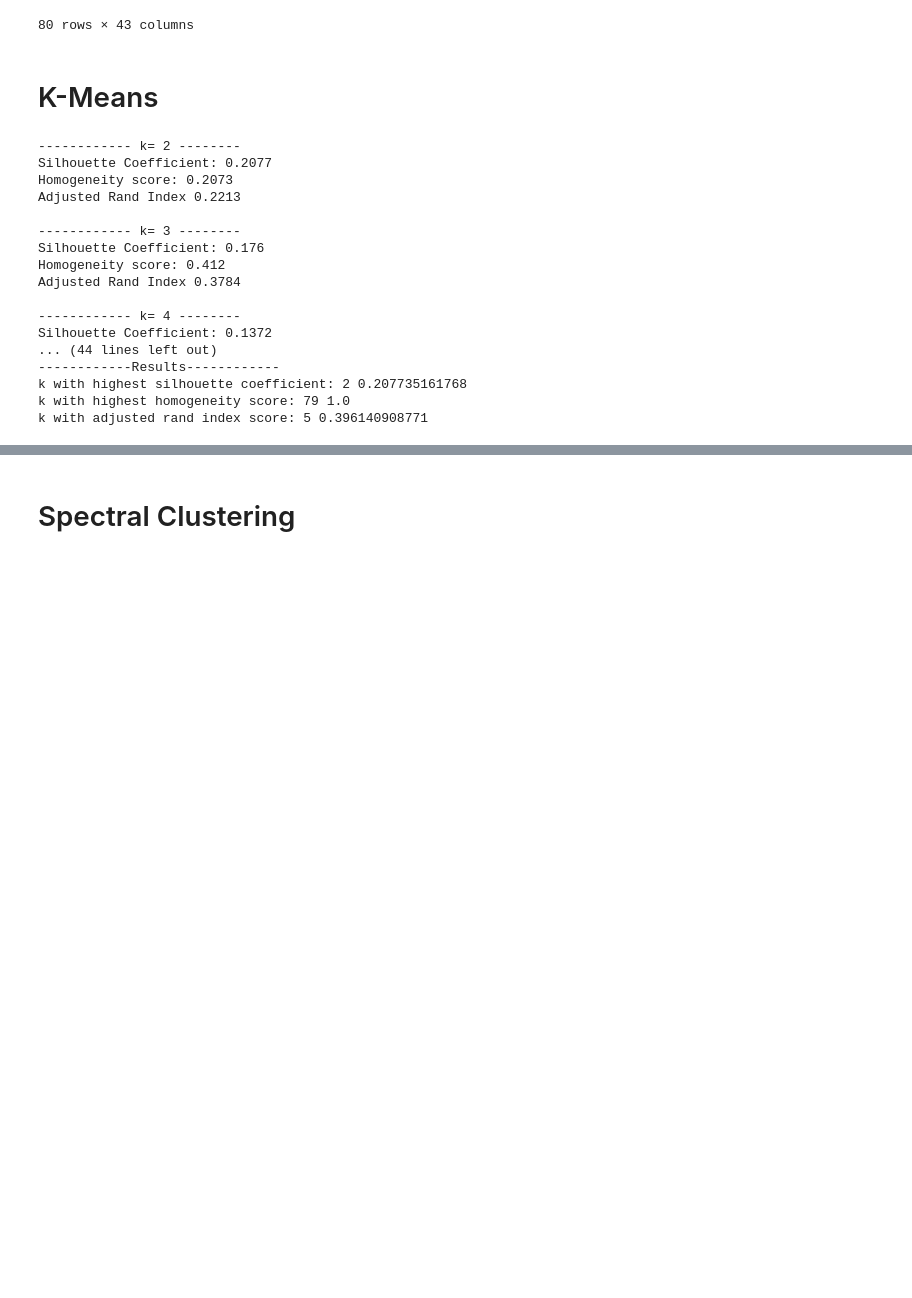
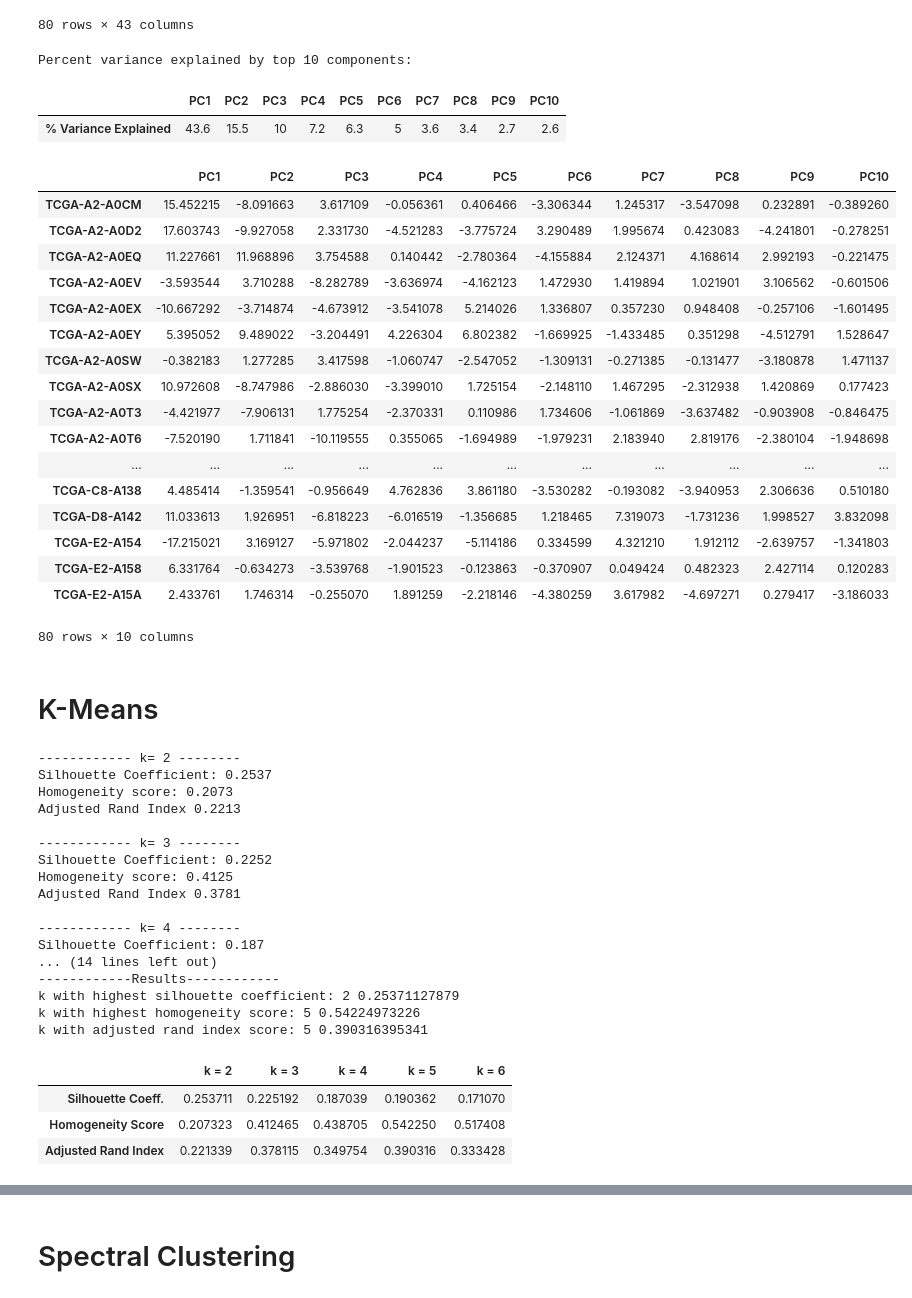
Before and after one commit to Richarizardd/MLFinal, a Jupyter notebook: final.ipynb, the cells around one changed output, grey strips where cells are left out. Saved outputs shown, nothing was run; the diff lists cells and outputs as text; code cells hidden in the pictures; blank space fills up the shorter version.

```diff
--- a/final.ipynb
+++ b/final.ipynb
@@ -102,8 +102,41 @@ processed_numerical_p50_imputed = np.array(processed_numerical_p50_imputed)
+# %%
+processed_numerical_p50_imputed = np.array(processed_numerical_p50_imputed)
+pca = PCA(n_components=10)
+pca.fit(processed_numerical_p50_imputed)
+explained_var = np.array([round(i*100,1) for i in pca.explained_variance_ratio_])
+print 'Percent variance explained by top 10 components:'
+pd.DataFrame(explained_var.T, columns = ["% Variance Explained"], index = ["PC"+str(i) for i in range(1,11)]).T
+# %% [output]
+Percent variance explained by top 10 components:
+|  | PC1 | PC2 | PC3 | PC4 | PC5 | PC6 | PC7 | PC8 | PC9 | PC10 |
+| % Variance Explained | 43.6 | 15.5 | 10 | 7.2 | 6.3 | 5 | 3.6 | 3.4 | 2.7 | 2.6 |
+# %%
+processed_numerical_p50_imputed = pca.fit_transform(processed_numerical_p50_imputed)
+pd.DataFrame(processed_numerical_p50_imputed, index = processed_numerical_p50.index, columns = ["PC"+str(i) for i in range(1,11)])
+# %% [output]
+|  | PC1 | PC2 | PC3 | PC4 | PC5 | PC6 | PC7 | PC8 | PC9 | PC10 |
+| TCGA-A2-A0CM | 15.452215 | -8.091663 | 3.617109 | -0.056361 | 0.406466 | -3.306344 | 1.245317 | -3.547098 | 0.232891 | -0.389260 |
+| TCGA-A2-A0D2 | 17.603743 | -9.927058 | 2.331730 | -4.521283 | -3.775724 | 3.290489 | 1.995674 | 0.423083 | -4.241801 | -0.278251 |
+| TCGA-A2-A0EQ | 11.227661 | 11.968896 | 3.754588 | 0.140442 | -2.780364 | -4.155884 | 2.124371 | 4.168614 | 2.992193 | -0.221475 |
+| TCGA-A2-A0EV | -3.593544 | 3.710288 | -8.282789 | -3.636974 | -4.162123 | 1.472930 | 1.419894 | 1.021901 | 3.106562 | -0.601506 |
+| TCGA-A2-A0EX | -10.667292 | -3.714874 | -4.673912 | -3.541078 | 5.214026 | 1.336807 | 0.357230 | 0.948408 | -0.257106 | -1.601495 |
+| TCGA-A2-A0EY | 5.395052 | 9.489022 | -3.204491 | 4.226304 | 6.802382 | -1.669925 | -1.433485 | 0.351298 | -4.512791 | 1.528647 |
+| TCGA-A2-A0SW | -0.382183 | 1.277285 | 3.417598 | -1.060747 | -2.547052 | -1.309131 | -0.271385 | -0.131477 | -3.180878 | 1.471137 |
+| TCGA-A2-A0SX | 10.972608 | -8.747986 | -2.886030 | -3.399010 | 1.725154 | -2.148110 | 1.467295 | -2.312938 | 1.420869 | 0.177423 |
+| TCGA-A2-A0T3 | -4.421977 | -7.906131 | 1.775254 | -2.370331 | 0.110986 | 1.734606 | -1.061869 | -3.637482 | -0.903908 | -0.846475 |
+| TCGA-A2-A0T6 | -7.520190 | 1.711841 | -10.119555 | 0.355065 | -1.694989 | -1.979231 | 2.183940 | 2.819176 | -2.380104 | -1.948698 |
+| ... | ... | ... | ... | ... | ... | ... | ... | ... | ... | ... |
+| TCGA-C8-A138 | 4.485414 | -1.359541 | -0.956649 | 4.762836 | 3.861180 | -3.530282 | -0.193082 | -3.940953 | 2.306636 | 0.510180 |
+| TCGA-D8-A142 | 11.033613 | 1.926951 | -6.818223 | -6.016519 | -1.356685 | 1.218465 | 7.319073 | -1.731236 | 1.998527 | 3.832098 |
+| TCGA-E2-A154 | -17.215021 | 3.169127 | -5.971802 | -2.044237 | -5.114186 | 0.334599 | 4.321210 | 1.912112 | -2.639757 | -1.341803 |
+| TCGA-E2-A158 | 6.331764 | -0.634273 | -3.539768 | -1.901523 | -0.123863 | -0.370907 | 0.049424 | 0.482323 | 2.427114 | 0.120283 |
+| TCGA-E2-A15A | 2.433761 | 1.746314 | -0.255070 | 1.891259 | -2.218146 | -4.380259 | 3.617982 | -4.697271 | 0.279417 | -3.186033 |
+80 rows × 10 columns
 # %% [markdown]
 # K-Means
 # %%
 ## Check which number of clusters works best, 20 and 79 are just for fun and comparison.
-n_clusters = [2,3,4,5,6,7,8,9,10,20,79]
+n_clusters = [2,3,4,5,6]
 
 def compare_k_means(k_list,data):
     ## Run clustering with different k and check the metrics
@@ -158,22 +191,30 @@ print "k with highest homogeneity score:", n_clusters[np.array(h_scores).argmax(
 print "k with adjusted rand index score:", n_clusters[np.array(r_scores).argmax()], np.max(r_scores)
 # %% [output]
 ------------ k= 2 --------
-Silhouette Coefficient: 0.2077
+Silhouette Coefficient: 0.2537
 Homogeneity score: 0.2073
 Adjusted Rand Index 0.2213
 
 ------------ k= 3 --------
-Silhouette Coefficient: 0.176
-Homogeneity score: 0.412
-Adjusted Rand Index 0.3784
+Silhouette Coefficient: 0.2252
+Homogeneity score: 0.4125
+Adjusted Rand Index 0.3781
 
 ------------ k= 4 --------
-Silhouette Coefficient: 0.1372
-... (44 lines left out)
+Silhouette Coefficient: 0.187
+... (14 lines left out)
 ------------Results------------
-k with highest silhouette coefficient: 2 0.207735161768
-k with highest homogeneity score: 79 1.0
-k with adjusted rand index score: 5 0.396140908771
+k with highest silhouette coefficient: 2 0.25371127879
+k with highest homogeneity score: 5 0.54224973226
+k with adjusted rand index score: 5 0.390316395341
+# %%
+kmean_metrics = np.array([s_scores, h_scores, r_scores])
+pd.DataFrame(kmean_metrics, columns=["k = "+str(k) for k in n_clusters], index=["Silhouette Coeff.", "Homogeneity Score", "Adjusted Rand Index"])
+# %% [output]
+|  | k = 2 | k = 3 | k = 4 | k = 5 | k = 6 |
+| Silhouette Coeff. | 0.253711 | 0.225192 | 0.187039 | 0.190362 | 0.171070 |
+| Homogeneity Score | 0.207323 | 0.412465 | 0.438705 | 0.542250 | 0.517408 |
+| Adjusted Rand Index | 0.221339 | 0.378115 | 0.349754 | 0.390316 | 0.333428 |
 # %%
 ## Visualize data using k==3, show the heatmap of protein expression for the used PAM50 proteins (43 available in our data)
 kmean_final = KMeans(n_clusters=3, max_iter=10)
```
Also changed, not shown: parts of 13 cells of this notebook.
